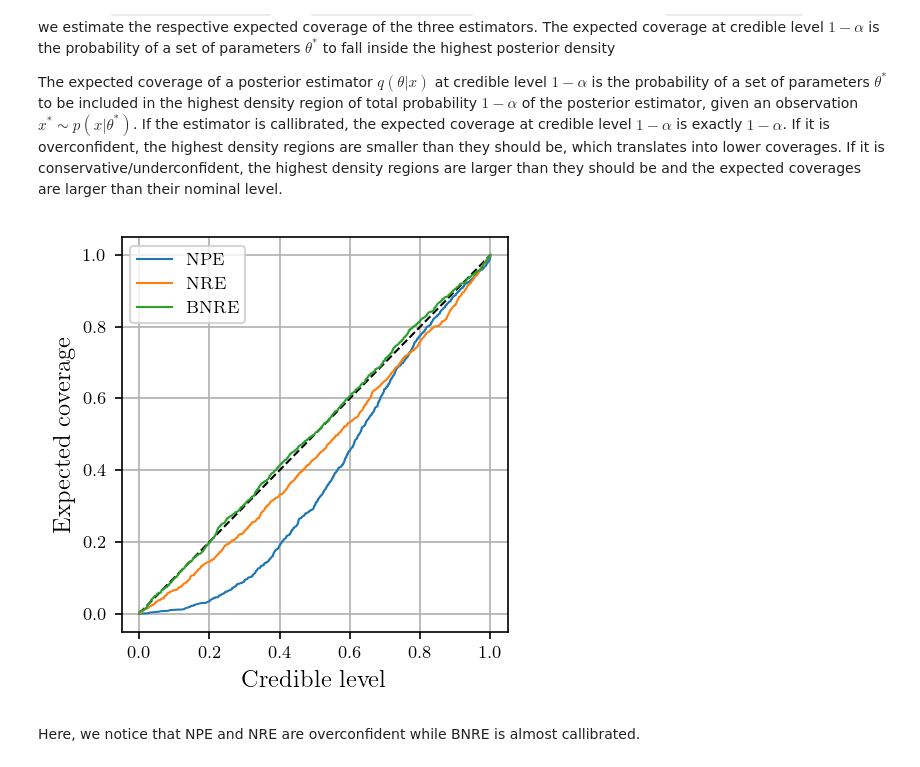
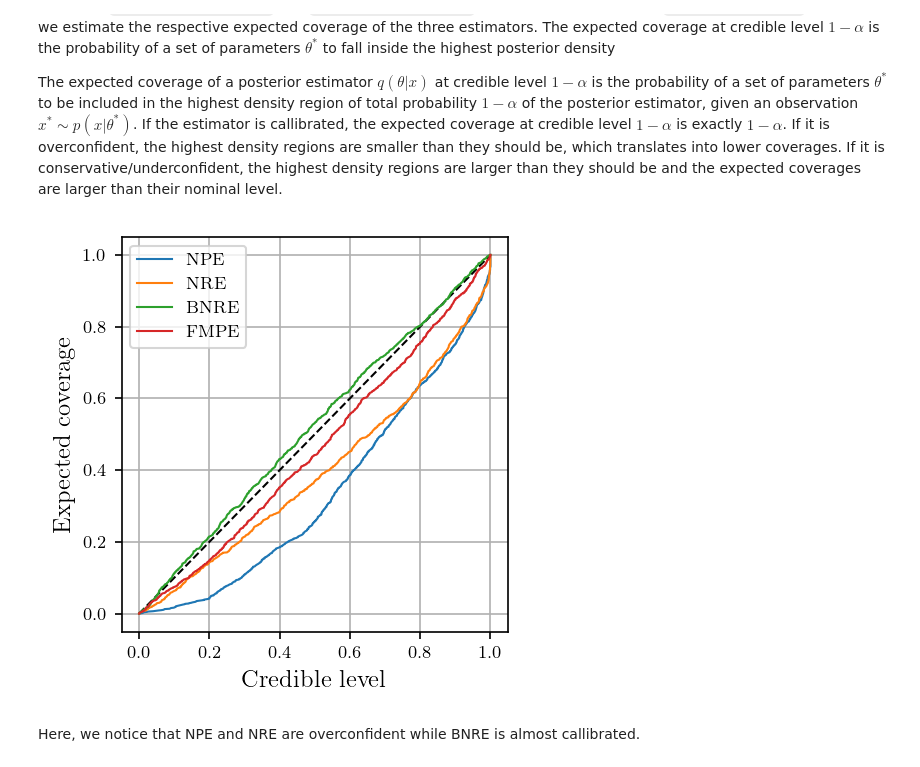
Before and after one commit to probabilists/lampe, a Jupyter notebook: docs/tutorials/coverage.ipynb, the cells around one changed output. Drawn from its saved outputs; the diff is of its cells as text; code cells hidden in the pictures.

Commit message:
✨ Replace NSE by FMPE

```diff
--- a/docs/tutorials/coverage.ipynb
+++ b/docs/tutorials/coverage.ipynb
@@ -30,8 +29,10 @@ UPPER = torch.ones(2)
 prior = zuko.distributions.BoxUniform(LOWER, UPPER)
 
 def simulator(theta: torch.Tensor) -> torch.Tensor:
-    epsilon = torch.randn(*theta.shape[:-1], 4, theta.shape[-1])
-    x = abs(theta[..., None, :]) * epsilon
+    sigma = torch.abs(theta[..., None])
+    mu = sigma.new_zeros(4)
+
+    x = torch.normal(mu, sigma)
 
     return torch.flatten(x, -2)
 
@@ -60,27 +61,29 @@ We train three different estimators: a neural posterior estimator (NPE), a neura
 npe = NPE(2, 8, hidden_features=[128] * 3, activation=nn.ELU)
 nre = NRE(2, 8, hidden_features=[128] * 5, activation=nn.ELU)
 bnre = NRE(2, 8, hidden_features=[128] * 5, activation=nn.ELU)
+fmpe = FMPE(2, 8, hidden_features=[128] * 5, activation=nn.ELU)
 # %%
-def train(estimator: nn.Module, loss: nn.Module) -> None:
-    optimizer = optim.AdamW(estimator.parameters(), lr=1e-3)
+def train(loss: nn.Module, epochs: int = 256) -> None:
+    loss.cuda().train()
+
+    optimizer = optim.AdamW(loss.parameters(), lr=1e-3)
     step = GDStep(optimizer, clip=1.0)
 
-    estimator.train()
-
-    with tqdm(range(128), unit='epoch') as tq:
+    with tqdm(range(epochs), unit='epoch') as tq:
         for epoch in tq:
             losses = torch.stack([
-                step(loss(theta, x))
+                step(loss(theta.cuda(), x.cuda()))
                 for theta, x in trainset
             ])
 
             tq.set_postfix(loss=losses.mean().item())
 
-    estimator.eval()
+    loss.eval()
 
-train(npe, NPELoss(npe))
-train(nre, NRELoss(nre))
-train(bnre, BNRELoss(bnre))
+train(NPELoss(npe))
+train(NRELoss(nre))
+train(BNRELoss(bnre))
+train(FMPELoss(fmpe))
 # %% [markdown]
 ## Expected coverage
 
@@ -88,20 +91,25 @@ Using the `expected_coverage_mc` and `expected_coverage_ni` functions provided b
 
 The expected coverage of a posterior estimator $q(\theta | x)$ at credible level $1 - \alpha$ is the probability of a set of parameters $\theta^*$ to be included in the highest density region of total probability $1 - \alpha$ of the posterior estimator, given an observation $x^* \sim p(x | \theta^*)$. If the estimator is callibrated, the expected coverage at credible level $1 - \alpha$ is exactly $1 - \alpha$. If it is overconfident, the highest density regions are smaller than they should be, which translates into lower coverages. If it is conservative/underconfident, the highest density regions are larger than they should be and the expected coverages are larger than their nominal level.
 # %%
-npe_levels, npe_coverages = expected_coverage_mc(npe.flow, testset)
+prior = zuko.distributions.BoxUniform(LOWER.cuda(), UPPER.cuda())
+
+npe_levels, npe_coverages = expected_coverage_mc(npe.flow, testset, device='cuda')
 
 log_p = lambda theta, x: nre(theta, x) + prior.log_prob(theta)  # log p(theta | x) = log r(theta, x) + log p(theta)
-nre_levels, nre_coverages = expected_coverage_ni(log_p, testset, (LOWER, UPPER))
+nre_levels, nre_coverages = expected_coverage_ni(log_p, testset, (LOWER, UPPER), device='cuda')
 
 log_p = lambda theta, x: bnre(theta, x) + prior.log_prob(theta)
-bnre_levels, bnre_coverages = expected_coverage_ni(log_p, testset, (LOWER, UPPER))
+bnre_levels, bnre_coverages = expected_coverage_ni(log_p, testset, (LOWER, UPPER), device='cuda')
+
+fmpe_levels, fmpe_coverages = expected_coverage_mc(fmpe.flow, testset, device='cuda')
 # %%
 plt.rcParams.update(nice_rc(latex=True))  # nicer plot settings
 
 fig = coverage_plot(npe_levels, npe_coverages, legend='NPE')
 fig = coverage_plot(nre_levels, nre_coverages, legend='NRE', figure=fig)
 fig = coverage_plot(bnre_levels, bnre_coverages, legend='BNRE', figure=fig)
+fig = coverage_plot(fmpe_levels, fmpe_coverages, legend='FMPE', figure=fig)
 # %% [output]
-[figure, old version]
+[figure, new version]
 # %% [markdown]
 Here, we notice that NPE and NRE are overconfident while BNRE is almost callibrated.
```
Also changed, not shown: parts of 1 cell of this notebook, 9 other files.
